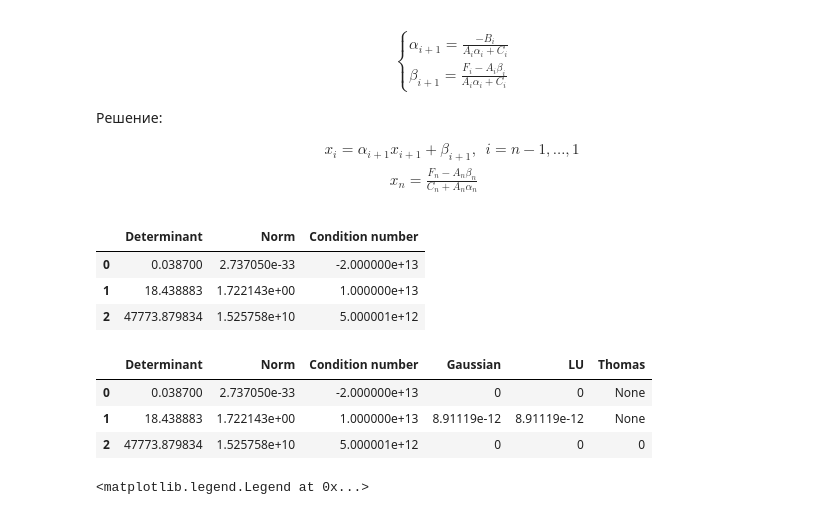
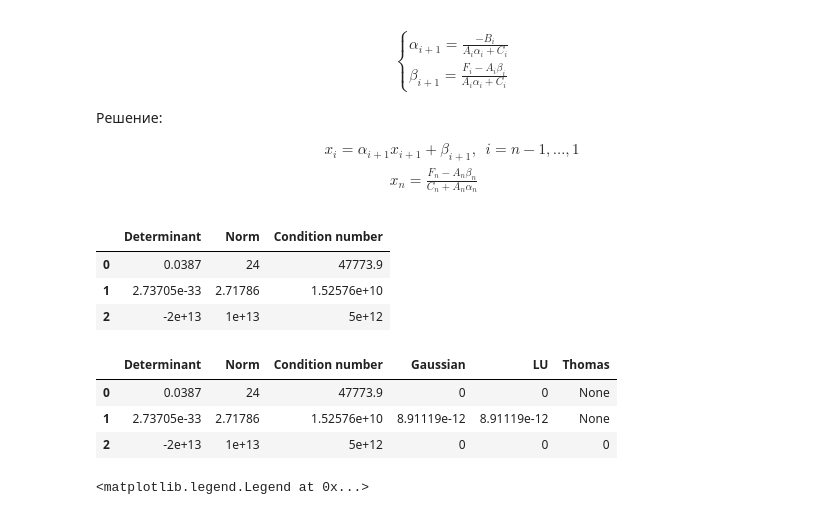
Before and after one commit to iskhakovt/numeric, a Jupyter notebook: coursework/linear system and spline.ipynb, the cells around one changed output. Saved outputs shown, nothing was run; the diff lists cells and outputs as text; code cells hidden in the pictures.

Commit message:
linear systems norm fixed

```diff
--- a/coursework/linear system and spline.ipynb
+++ b/coursework/linear system and spline.ipynb
@@ -82,18 +82,22 @@ matrices = [
     [[np.power(10., 6), 2.], [np.power(10., 13), 2.]]
 ]
 # %%
-df = pd.DataFrame([
+def norm(M):
+    return np.apply_along_axis(np.sum, 1, np.abs(M)).max()
+
+
+df = pd.DataFrame(np.array([
     [np.linalg.det(matrix) for matrix in matrices],
-    [np.linalg.norm(matrix) for matrix in matrices],
+    [norm(matrix) for matrix in matrices],
     [np.linalg.cond(matrix) for matrix in matrices],
-], columns=['Determinant', 'Norm', 'Condition number'])
+]).T, columns=['Determinant', 'Norm', 'Condition number'])
 
-df
+df.style
 # %% [output]
 |  | Determinant | Norm | Condition number |
-| 0 | 0.038700 | 2.737050e-33 | -2.000000e+13 |
-| 1 | 18.438883 | 1.722143e+00 | 1.000000e+13 |
-| 2 | 47773.879834 | 1.525758e+10 | 5.000001e+12 |
+| 0 | 0.0387 | 24 | 47773.9 |
+| 1 | 2.73705e-33 | 2.71786 | 1.52576e+10 |
+| 2 | -2e+13 | 1e+13 | 5e+12 |
 # %%
 def run_thomas(M, b):
     A, C, B = [0.0], [], []
@@ -122,12 +126,12 @@ error_norms = pd.DataFrame(np.array([
     [solution_norm(run_thomas, np.array(matrix), np.ones(len(matrix))) for matrix in matrices],
 ]).T, columns=['Gaussian', 'LU', 'Thomas'])
 
-pd.concat([df, error_norms], axis=1)
+pd.concat([df, error_norms], axis=1).style
 # %% [output]
 |  | Determinant | Norm | Condition number | Gaussian | LU | Thomas |
-| 0 | 0.038700 | 2.737050e-33 | -2.000000e+13 | 0 | 0 | None |
-| 1 | 18.438883 | 1.722143e+00 | 1.000000e+13 | 8.91119e-12 | 8.91119e-12 | None |
-| 2 | 47773.879834 | 1.525758e+10 | 5.000001e+12 | 0 | 0 | 0 |
+| 0 | 0.0387 | 24 | 47773.9 | 0 | 0 | None |
+| 1 | 2.73705e-33 | 2.71786 | 1.52576e+10 | 8.91119e-12 | 8.91119e-12 | None |
+| 2 | -2e+13 | 1e+13 | 5e+12 | 0 | 0 | 0 |
 # %%
 np.random.seed(42)
 
```
Also changed, not shown: parts of 1 cell of this notebook.
